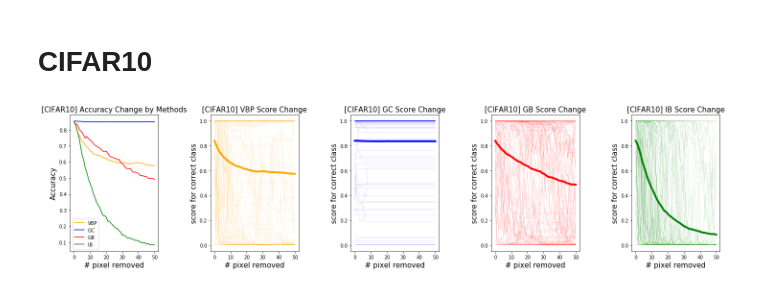
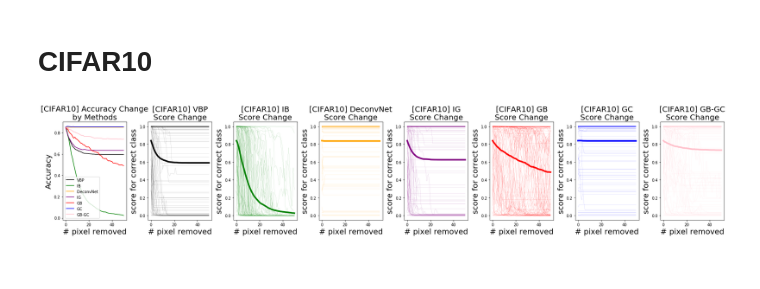
Before and after one commit to TooTouch/WhiteBox-Part1, a Jupyter notebook: notebook/[Evaluation] - Selectivity.ipynb, the cells around one changed output. Cells and saved outputs as stored; diff of their text form; code cells hidden in the pictures.

```diff
--- a/notebook/[Evaluation] - Selectivity.ipynb
+++ b/notebook/[Evaluation] - Selectivity.ipynb
@@ -111,45 +28,13 @@ for attr_method in attr_method_dict.keys():
-# %%
-f, ax = plt.subplots(1,5, figsize=(20,5))
-
-for m in range(len(methods)):
-    method = methods[m]
-    # color and data
-    color = attr_method_dict[method]['color']
-    data = attr_method_dict[method]['data']
-    # acc
-    acc = np.array(data['acc'])
-
-    ax[0].plot(range(steps+1), acc, label=method, color=color)
-    ax[0].legend()
-
-ax[0].set_xlabel('# pixel removed', fontsize=15)
-ax[0].set_ylabel('Accuracy', fontsize=15)
-ax[0].set_title('[CIFAR10] Accuracy Change by Methods', size=15)
-
-for m in range(len(methods)):
-    method = methods[m]
-    # color and data
-    color = attr_method_dict[method]['color']
-    data = attr_method_dict[method]['data']
-    # score
-    score = np.array(data['score'])
-    mean_score = np.mean(score, axis=1)
-    # plotting average score
-    ax[m+1].plot(range(steps+1), mean_score, label=method, color=color, linewidth=4)
-
-    # sample index
-    np.random.seed(223)
-    sample_idx = np.random.choice(nb_sample, 100, replace=False)
-    sample_score = score[:,sample_idx]
-    for i in range(100):
-        ax[m+1].plot(range(steps+1), sample_score[:,i], color=color, linewidth=0.1)
-
-
-    ax[m+1].set_xlabel('# pixel removed', fontsize=15)
-    ax[m+1].set_ylabel('score for correct class', fontsize=15)
-    ax[m+1].set_title('[CIFAR10] {} Score Change'.format(method), size=15)
-
-plt.tight_layout()
-plt.savefig('../images/results/score_acc_change_cifar10.jpg',dpi=150)
-# %% [output]
-[figure, removed]
+# %%
+size = (25,5)
+fontsize = 20
+row = 1
+col = 8
+steps = 50
+nb_sample = 1000
+methods = ['VBP','IB','DeconvNet','IG','GB','GC','GB-GC']
+target = 'cifar10'
+
+visualize_selectivity(target, methods, row, col, steps, nb_sample, fontsize, size)
+# %% [output]
+[figure, added]
```
Also changed, not shown: parts of 9 cells of this notebook, 15 other files.
